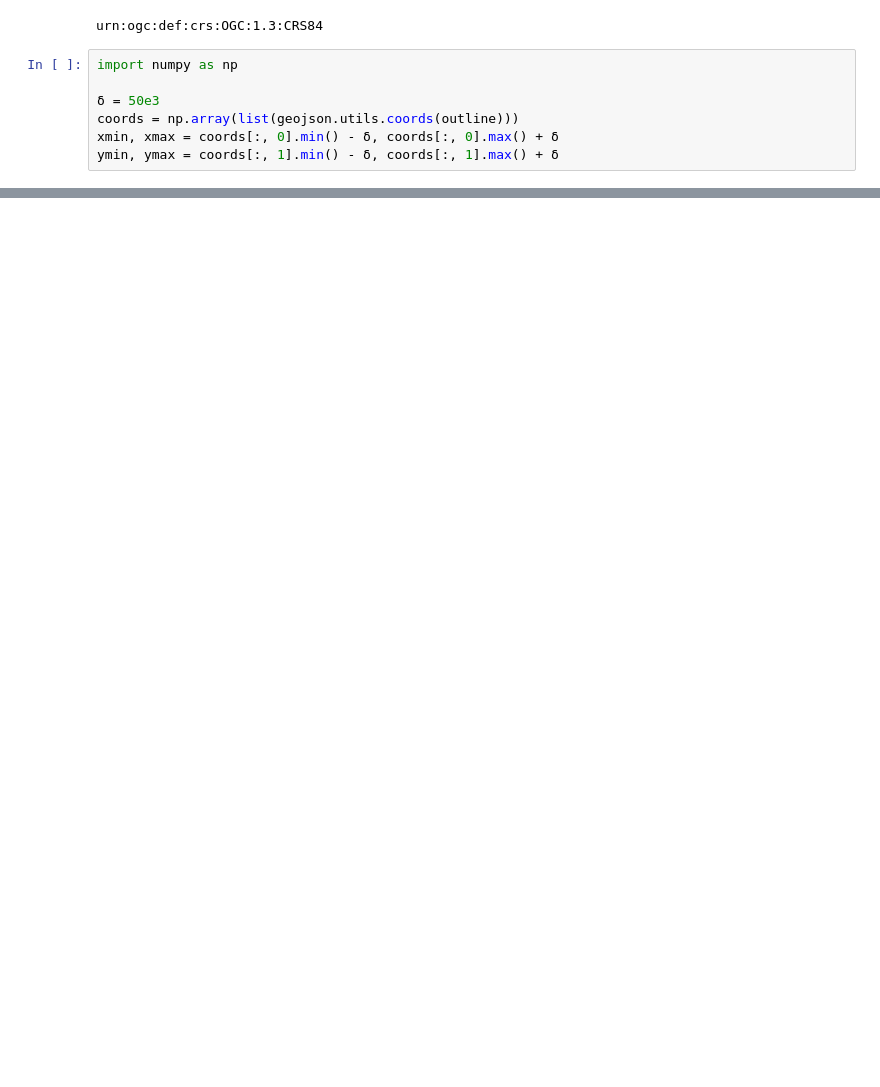
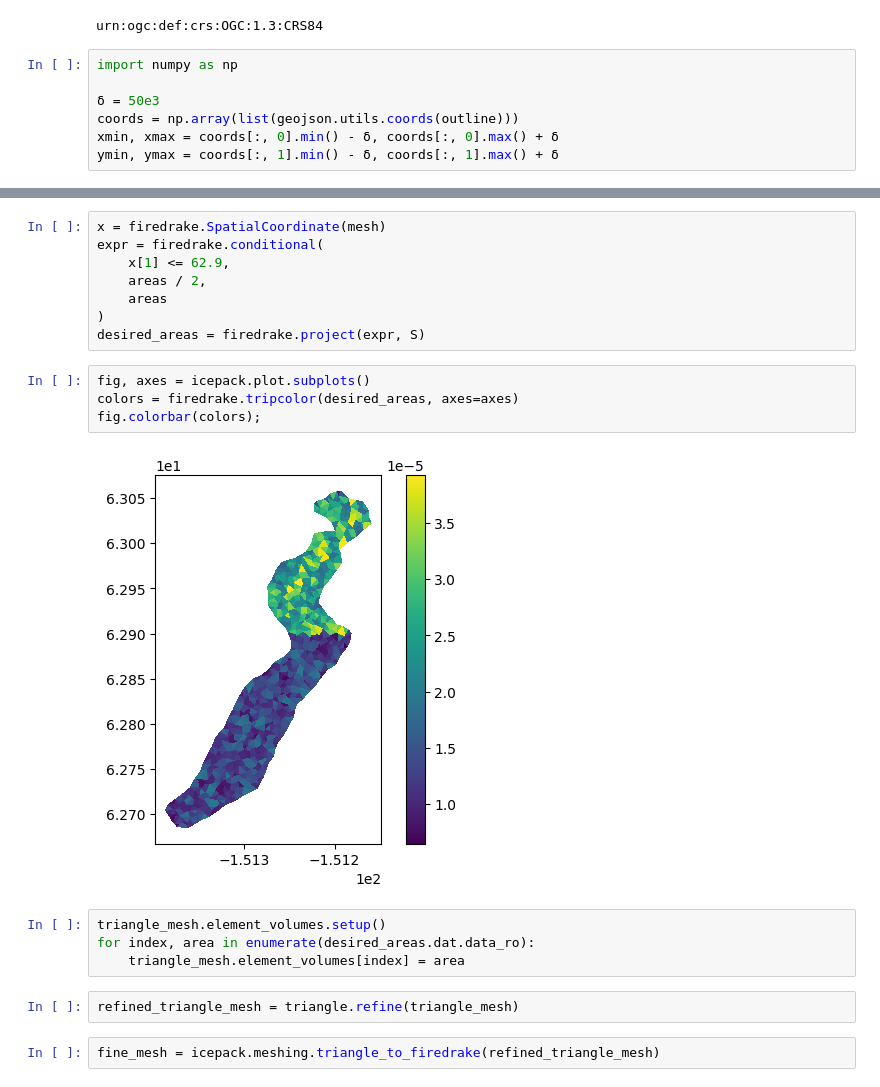
Before and after one commit to HUSILEBAI/icepack, a Jupyter notebook: ALK_test01.ipynb, the cells around one changed output, grey strips where cells are left out. Drawn from its saved outputs; the diff is of its cells as text; blank space fills up the shorter version.

```diff
--- a/ALK_test01.ipynb
+++ b/ALK_test01.ipynb
@@ -60,0 +132,22 @@ firedrake.triplot(mesh, axes=axes)
+# %%
+x = firedrake.SpatialCoordinate(mesh)
+expr = firedrake.conditional(
+    x[1] <= 62.9,
+    areas / 2,
+    areas
+)
+desired_areas = firedrake.project(expr, S)
+# %%
+fig, axes = icepack.plot.subplots()
+colors = firedrake.tripcolor(desired_areas, axes=axes)
+fig.colorbar(colors);
+# %% [output]
+[figure, added]
+# %%
+triangle_mesh.element_volumes.setup()
+for index, area in enumerate(desired_areas.dat.data_ro):
+    triangle_mesh.element_volumes[index] = area
+# %%
+refined_triangle_mesh = triangle.refine(triangle_mesh)
+# %%
+fine_mesh = icepack.meshing.triangle_to_firedrake(refined_triangle_mesh)
```
Also changed, not shown: parts of 22 cells of this notebook.
